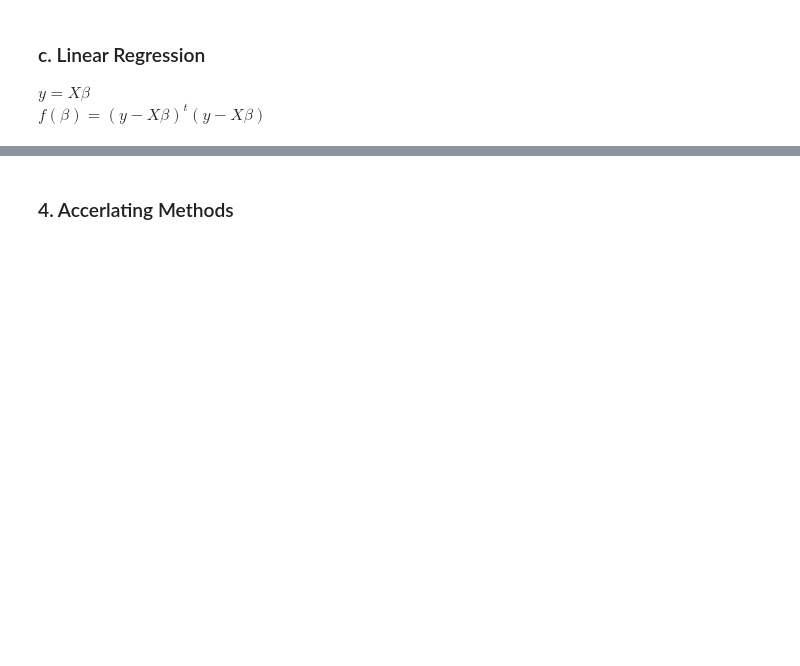
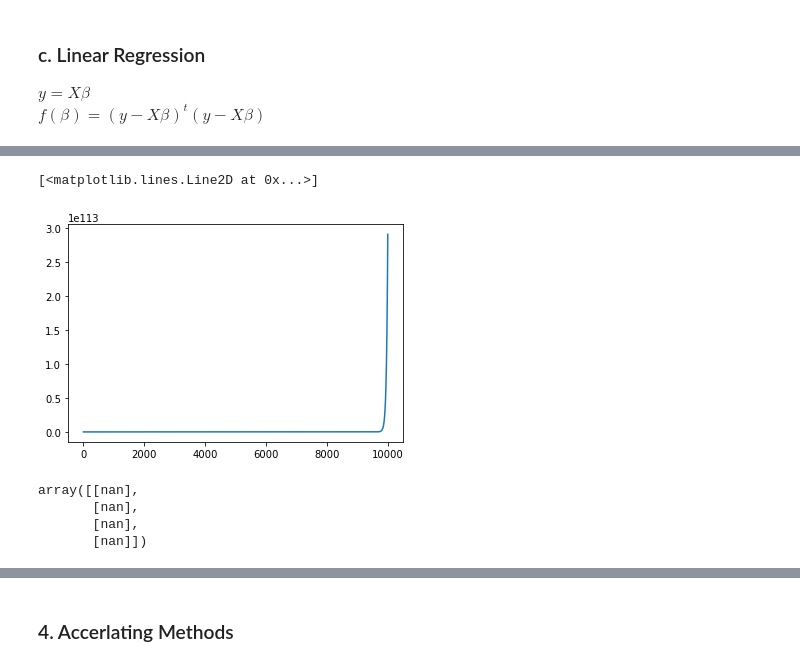
Before and after one commit to HGmin1159/convex_opt, a Jupyter notebook: 1.Gradient_Descent/experiment.ipynb, the cells around one changed output, grey strips where cells are left out. Cells and saved outputs as stored; diff of their text form; code cells hidden in the pictures; blank space fills up the shorter version.

```diff
--- a/1.Gradient_Descent/experiment.ipynb
+++ b/1.Gradient_Descent/experiment.ipynb
@@ -319,0 +312,22 @@ plt.plot(range(n_iter), [f(beta,X,y)[0][0] for beta in beta_list])
+# %%
+beta_init = np.array([1.0,1.0,1.0,1.0]).reshape(-1,1)
+stepsize = 0.0000001
+n_iter= 10000
+
+beta_list = []
+beta_temp = beta_init
+
+for i in range(n_iter):
+    beta_temp = beta_temp-stepsize*nablaf(beta_temp,X,y)
+    beta_list += [beta_temp]
+plt.plot(range(n_iter), [f(beta,X,y)[0][0] for beta in beta_list])
+# %% [output]
+[<matplotlib.lines.Line2D at 0x...>]
+[figure, added]
+# %%
+beta_temp
+# %% [output]
+array([[nan],
+       [nan],
+       [nan],
+       [nan]])
```
Also changed, not shown: parts of 26 cells of this notebook.
